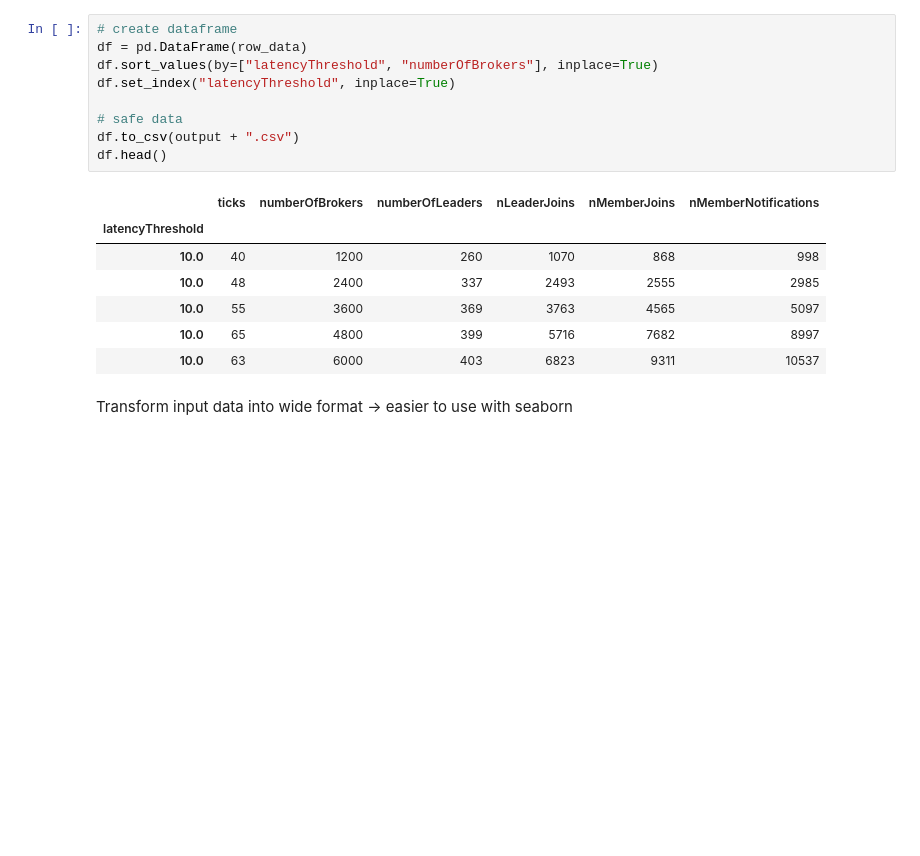
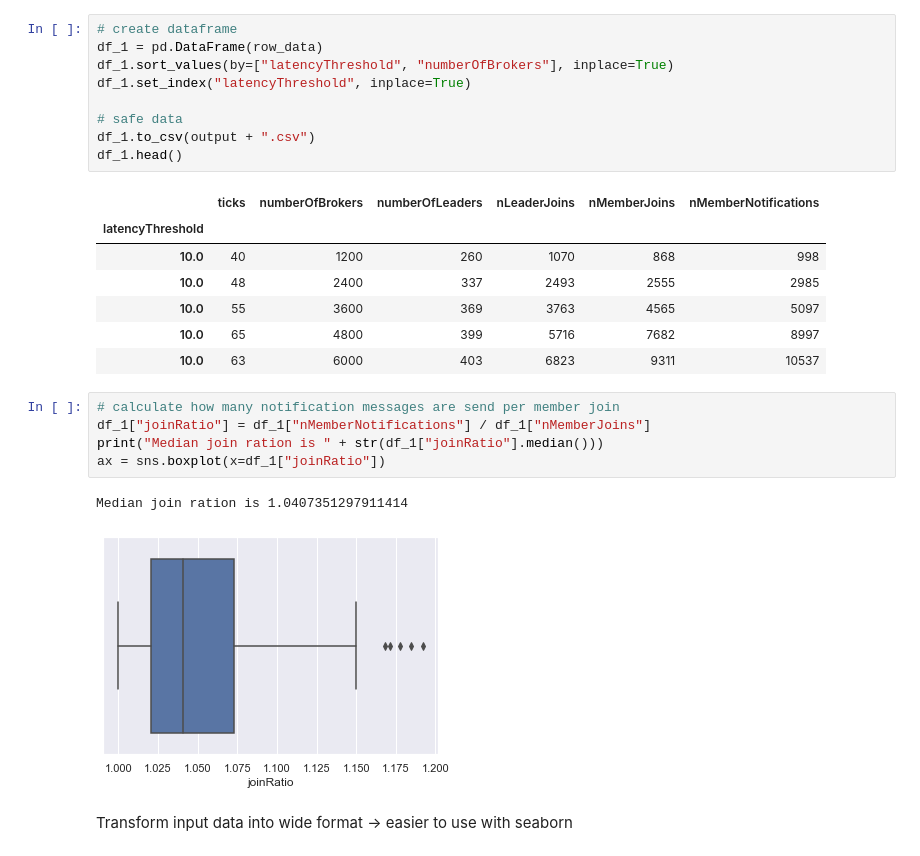
Before and after one commit to MoeweX/broadcast-group-simulation, a Jupyter notebook: visualization/Thresholds.ipynb, the cells around one changed output. Drawn from its saved outputs; the diff is of its cells as text; blank space fills up the shorter version.

```diff
--- a/visualization/Thresholds.ipynb
+++ b/visualization/Thresholds.ipynb
@@ -61,13 +61,13 @@ print("Parsed all files, created {0!s} rows".format(len(row_data)))
 Parsed all files, created 160 rows
 # %%
 # create dataframe
-df = pd.DataFrame(row_data)
-df.sort_values(by=["latencyThreshold", "numberOfBrokers"], inplace=True)
-df.set_index("latencyThreshold", inplace=True)
+df_1 = pd.DataFrame(row_data)
+df_1.sort_values(by=["latencyThreshold", "numberOfBrokers"], inplace=True)
+df_1.set_index("latencyThreshold", inplace=True)
 
 # safe data
-df.to_csv(output + ".csv")
-df.head()
+df_1.to_csv(output + ".csv")
+df_1.head()
 # %% [output]
 |  | ticks | numberOfBrokers | numberOfLeaders | nLeaderJoins | nMemberJoins | nMemberNotifications |
 | latencyThreshold |  |  |  |  |  |  |
@@ -76,6 +76,14 @@ df.head()
 | 10.0 | 55 | 3600 | 369 | 3763 | 4565 | 5097 |
 | 10.0 | 65 | 4800 | 399 | 5716 | 7682 | 8997 |
 | 10.0 | 63 | 6000 | 403 | 6823 | 9311 | 10537 |
+# %%
+# calculate how many notification messages are send per member join
+df_1["joinRatio"] = df_1["nMemberNotifications"] / df_1["nMemberJoins"]
+print("Median join ration is " + str(df_1["joinRatio"].median()))
+ax = sns.boxplot(x=df_1["joinRatio"])
+# %% [output]
+Median join ration is 1.0407351297911414
+[figure, added]
 # %% [markdown]
 
 Transform input data into wide format -> easier to use with seaborn
```
Also changed, not shown: parts of 12 cells of this notebook, 1 other file.
